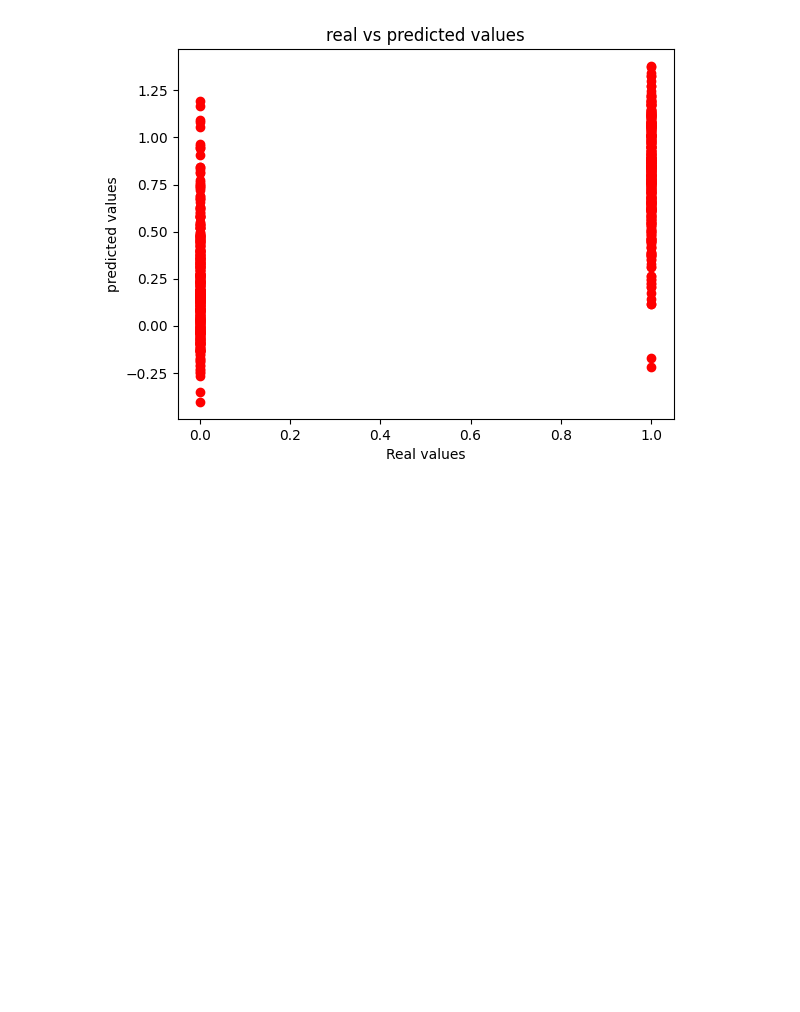
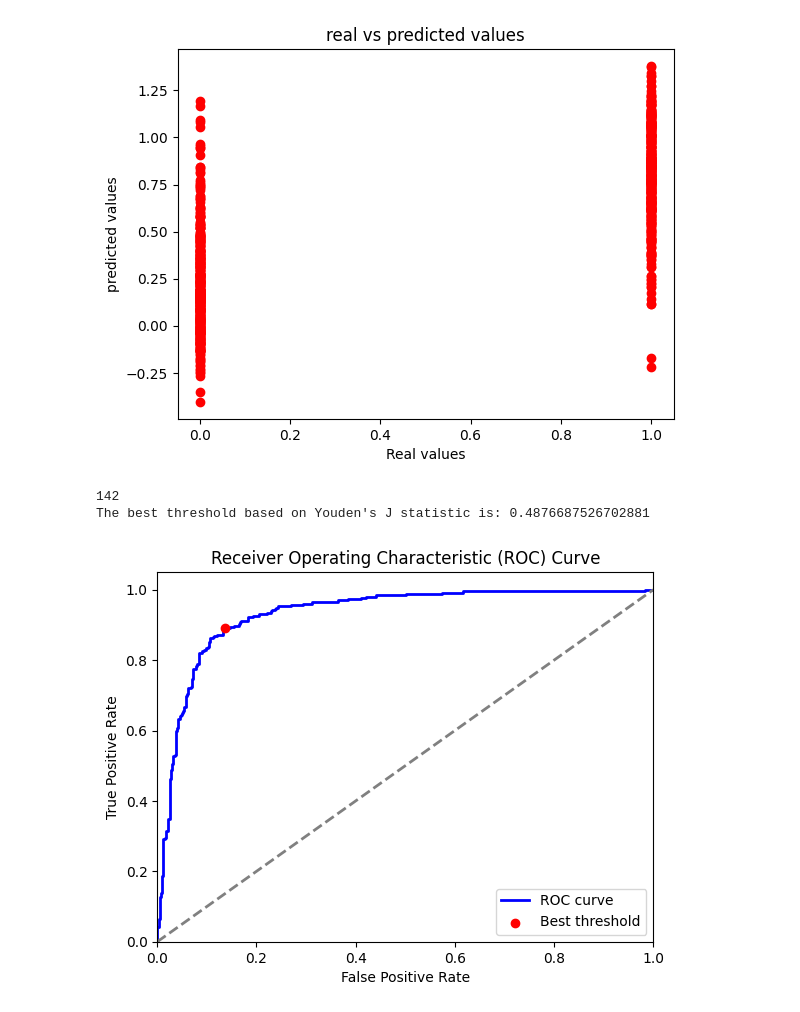
Before and after one commit to YoussefEzz/Classification-SVM-BP-and-LR, a Jupyter notebook: BP_apple_quality.ipynb, the cells around one changed output. Saved outputs shown, nothing was run; the diff lists cells and outputs as text; code cells hidden in the pictures; blank space fills up the shorter version.

Commit message:
add (Receiver Operating Characteristics)ROC curve in BP_apple_quality.ipynb

```diff
--- a/BP_apple_quality.ipynb
+++ b/BP_apple_quality.ipynb
@@ -161,3 +161,38 @@ plt.title('real vs predicted values')
  [1.0153797 ]]
 Text(0.5, 1.0, 'real vs predicted values')
 [figure]
+# %%
+from sklearn.metrics import roc_curve
+import matplotlib.pyplot as plt
+import numpy as np
+
+# Get the False Positive Rate, True Positive Rate, and threshold values
+fpr, tpr, thresholds = roc_curve(y_test, y_pred_test)
+print(len(thresholds))
+# Compute Youden's J statistic
+j_scores = tpr - fpr
+
+# Find the index of the maximum J statistic
+best_index = np.argmax(j_scores)
+
+# Find the best threshold
+best_threshold = thresholds[best_index]
+
+print(f'The best threshold based on Youden\'s J statistic is: {best_threshold}')
+
+# Plot the ROC curve
+plt.figure()
+plt.plot(fpr, tpr, color='blue', lw=2, label='ROC curve')
+plt.scatter(fpr[best_index], tpr[best_index], color='red', label='Best threshold', zorder=5)
+plt.plot([0, 1], [0, 1], color='gray', linestyle='--', lw=2)
+plt.xlim([0.0, 1.0])
+plt.ylim([0.0, 1.05])
+plt.xlabel('False Positive Rate')
+plt.ylabel('True Positive Rate')
+plt.title('Receiver Operating Characteristic (ROC) Curve')
+plt.legend(loc="lower right")
+plt.show()
+# %% [output]
+142
+The best threshold based on Youden's J statistic is: 0.4876687526702881
+[figure, added]
```
